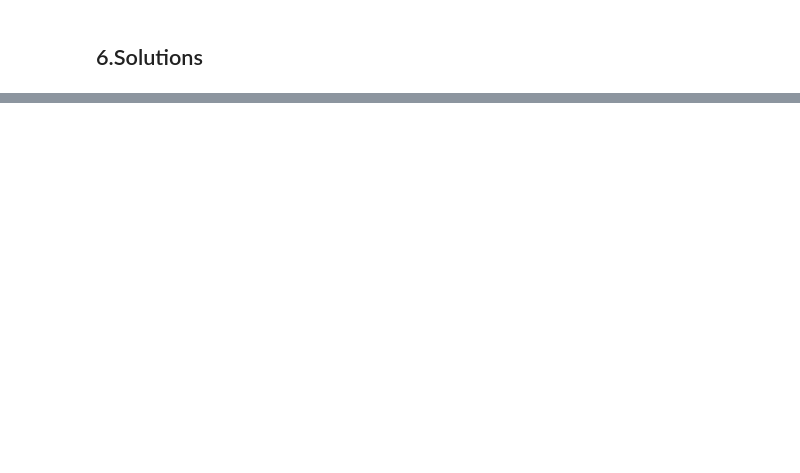
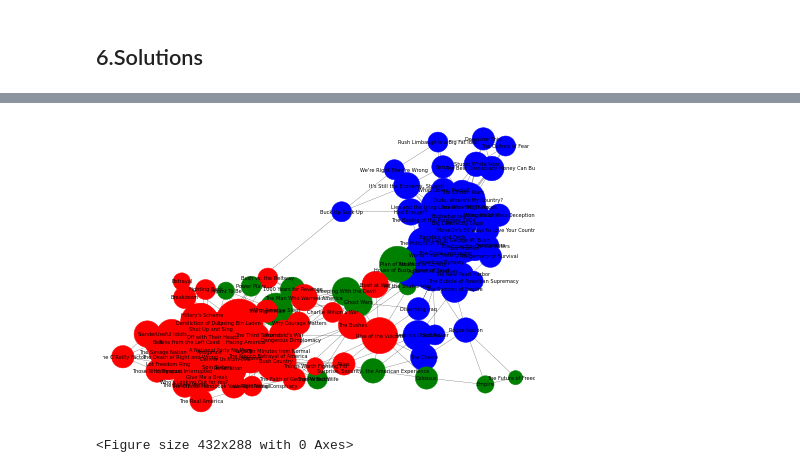
Before and after one commit to ltcancel/DATA620, a Jupyter notebook: Project1/DATA620_Project1.ipynb, the cells around one changed output, grey strips where cells are left out. Drawn from its saved outputs; the diff is of its cells as text; code cells hidden in the pictures; blank space fills up the shorter version.

```diff
--- a/Project1/DATA620_Project1.ipynb
+++ b/Project1/DATA620_Project1.ipynb
@@ -263,3 +350,22 @@ plt.savefig("graph.png", dpi=500)
 <Figure size 432x288 with 0 Axes>
+# %%
+# nx.degree(p) returns a dict while the node_size keywod argument needs a scalar or an array of sizes.
+
+seed = 123
+random.seed(seed)
+np.random.seed(seed)
+d = dict(df.degree)
+
+nx.draw(df,
+        with_labels = True,
+        node_size=[v * 100 for v in d.values()],
+        width = 0.2,
+        node_color=node_color,
+       font_size = 5)
+plt.show()
+plt.savefig("graph.png", dpi=500)
+# %% [output]
+[figure, added]
+<Figure size 432x288 with 0 Axes>
 # %%
 nx.write_gexf(df,'degree_eigenvector_centrality.gexf')
```
Also changed, not shown: parts of 11 cells of this notebook.
